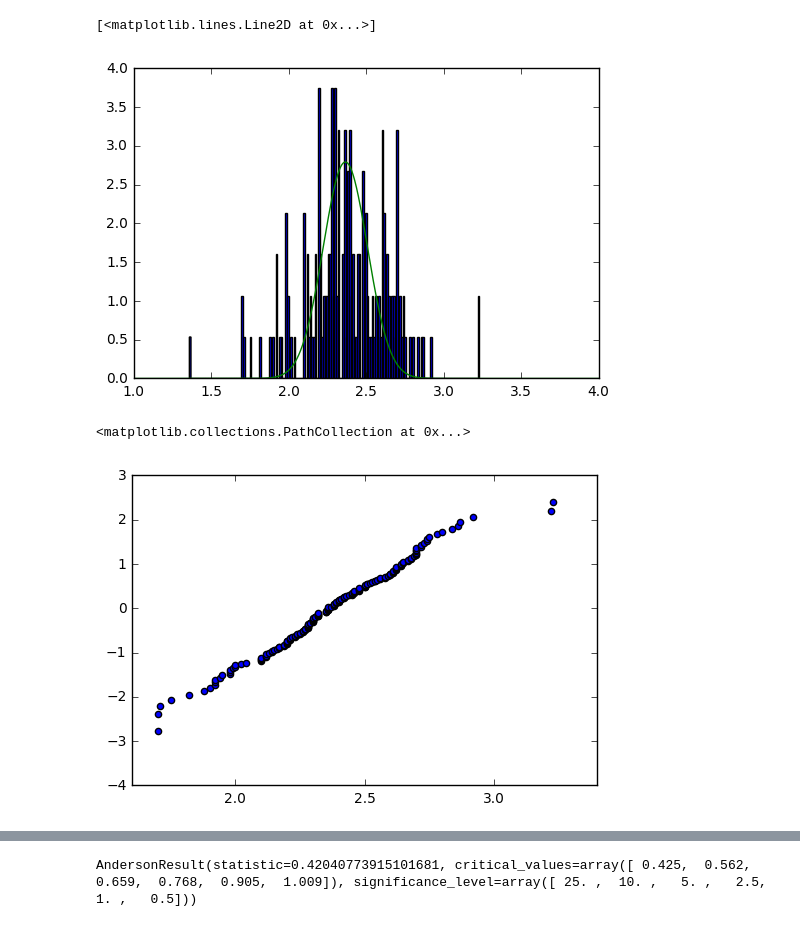
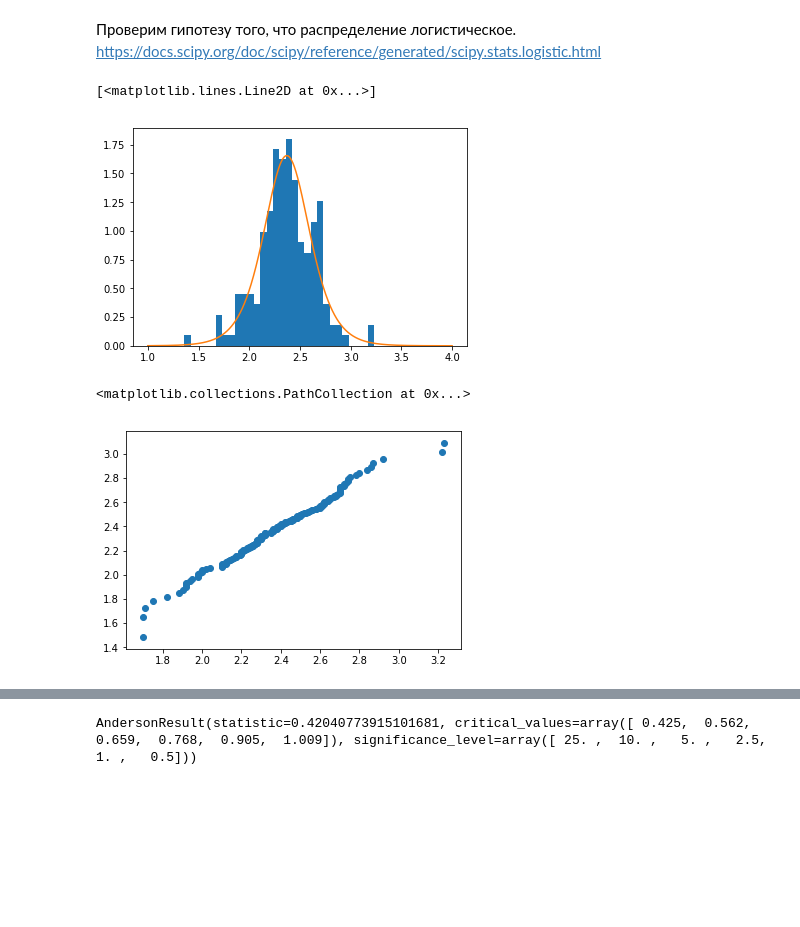
Before and after one commit to PKoshkin/MMAS, a Jupyter notebook: homework_3/3.ipynb, the cells around one changed output, grey strips where cells are left out. Saved outputs shown, nothing was run; the diff lists cells and outputs as text; code cells hidden in the pictures; blank space fills up the shorter version.

```diff
--- a/homework_3/3.ipynb
+++ b/homework_3/3.ipynb
@@ -6,23 +7,31 @@ from scipy import stats
 # %%
 with open("3.txt") as file:
     data = numpy.array([float(line.split(',')[3]) for line in file])
+# %% [markdown]
+Проверим гипотезу того, что распределение логистическое.
+https://docs.scipy.org/doc/scipy/reference/generated/scipy.stats.logistic.html
 # %%
-plot.hist(data, bins=len(data), normed=True)
+# Посмотрим на гистограмму
+
+plot.hist(data, bins=30, normed=True)
 cont_x = numpy.linspace(1, 4, 1000)
-plot.plot(cont_x, stats.norm.pdf(cont_x, loc=2.36651685393, scale=1/7))
+loc, scale = stats.logistic.fit(data)
+plot.plot(cont_x, stats.logistic.pdf(cont_x, loc=loc, scale=scale))
 # %% [output]
 [<matplotlib.lines.Line2D at 0x...>]
-[figure, old version]
+[figure, new version]
 # %%
+# Посмотрим на QQplot
+
 n = len(data)
-
-def inverse_F(x):
-    return stats.norm.isf(1 - x)
 
 sorted_data = numpy.copy(data)
 sorted_data.sort()
-QQplot = numpy.array([(sorted_data[i], inverse_F((i - 0.5) / n)) for i in range(n)])
+QQplot = numpy.array([
+    (sorted_data[i], stats.logistic.isf(1 - ((i - 0.5) / n), loc=loc, scale=scale))
+    for i in range(n)
+])
 plot.scatter(QQplot[:,0], QQplot[:,1])
 # %% [output]
 <matplotlib.collections.PathCollection at 0x...>
-[figure, old version]
+[figure, new version]
```
Also changed, not shown: parts of 10 cells of this notebook, 4 other files.
